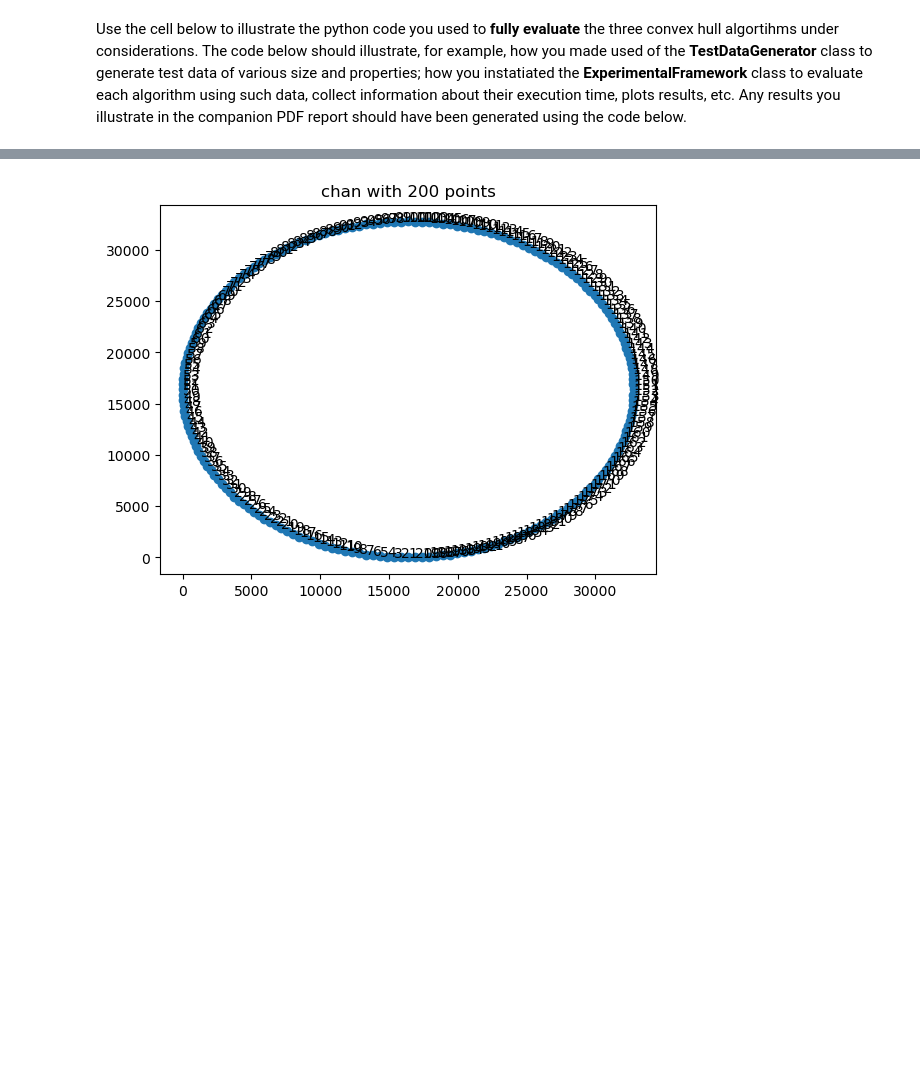
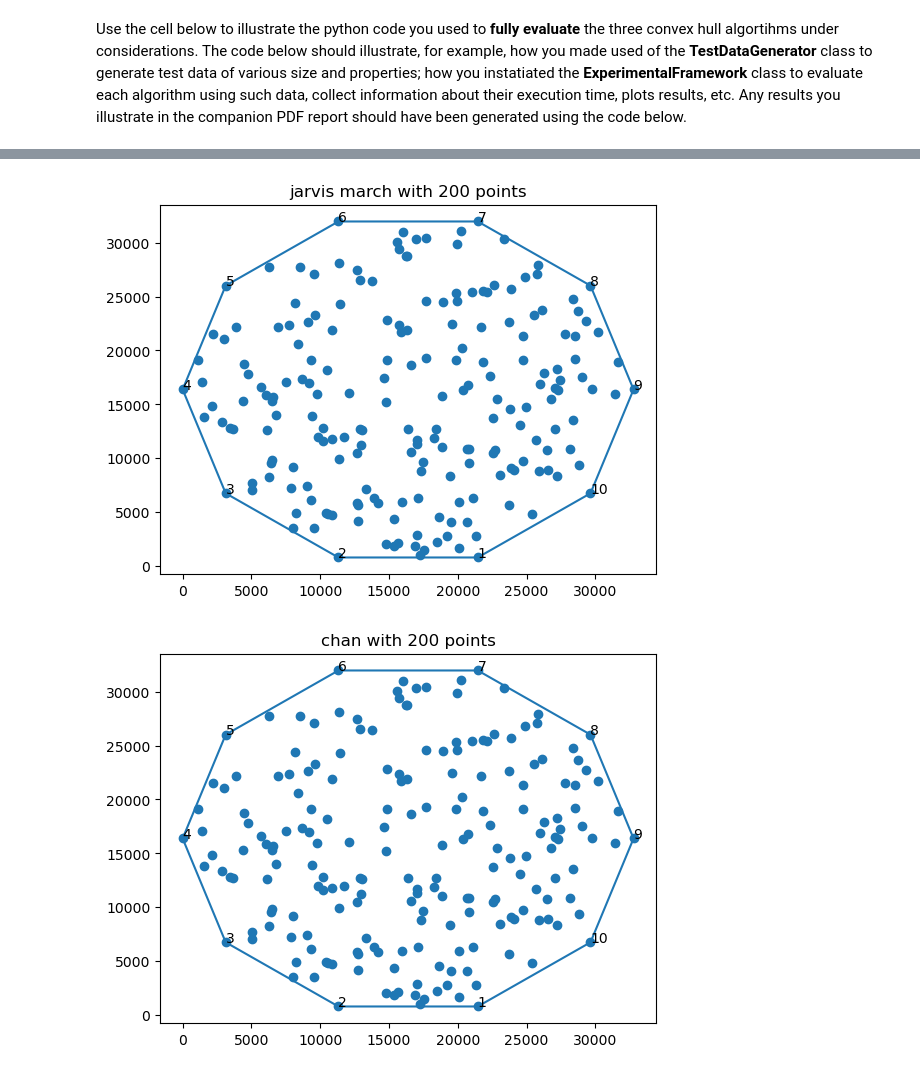
Before and after one commit to ibrahim-gabol-19/AlgrthmsRep, a Jupyter notebook: grp-4-0005code.ipynb, the cells around one changed output, grey strips where cells are left out. Cells and saved outputs as stored; diff of their text form; code cells hidden in the pictures; blank space fills up the shorter version.

```diff
--- a/grp-4-0005code.ipynb
+++ b/grp-4-0005code.ipynb
@@ -384,7 +361,7 @@ def divideSet(lst, m):
     return [lst[i:i + m] for i in range(0, len(lst), m)]
 
 
-def jarvismarch4Chan(inputSet, m, left):
+def jarvismarchForChan(inputSet, m, left):
     """
     Implements Jarvis's march for a subset of the input points.
 
@@ -435,7 +412,7 @@ def chan(inputSet):
         for p in partitions:
             hulls += grahamscan(p, "merge")
 
-        out = jarvismarch4Chan(hulls, m, left)
+        out = jarvismarchForChan(hulls, m, left)
         if out is not None:
             return out
         m = m**2
@@ -813,57 +808,44 @@ framework.comparativeAssessment()
 # %%
-def testFunc():
-    def lineGraphNoShow(data):
-        xs = [i[0] for i in data]
-        ys = [i[1] for i in data]
-        plt.plot(xs, ys)
-    avg = []
-    worst = []
-    best = []
-    for n in range(1000, 10_000+1,1000):
-        sum = 0
-        i=0
-        for h in range(3, n+1, n // 5):
-            i+=1
-            time = min(timeit.Timer(lambda : chan(genRandWithNH(n, h))).repeat(repeat=2, number=1)) # change to jarvis if u want
-            sum += time
-            if h == 3:
-                best.append((n, time))
-        worst.append((n, time))
-        avg.append((n,sum/i))
-        print("yay")
-    lineGraphNoShow(best)
-    lineGraphNoShow(avg)
-    lineGraphNoShow(worst)
-    plt.title("chan tests")
-    plt.show()
+"""
+This is an extra code block to show that the functionality of our algorihtms work
+by displaying the convex hull generated on a grpah.
+"""
+
 def graph(inSet, outSet, title=""):
     plt.title(title)
     x = []
     y = []
     for i in inSet:
         x.append(i[0])
         y.append(i[1])
     plt.scatter(x, y)
     x = []
     y = []
     for i in outSet:
         x.append(i[0])
         y.append(i[1])
     x.append(outSet[0][0])
     y.append(outSet[0][1])
     plt.plot(x, y)
     for i in range(len(outSet)):
         plt.text(x[i], y[i], f"{i+1}")
     plt.show()
 
+testData = TestDataGenerator()
+resolution = 200
+inputSet = testData.genRandWithNH(resolution, 10)
 
-resolution = 200 # u can change this number
+title = f"jarvis march with {resolution} points"
+hull = chan(inputSet)
+graph(inputSet, hull, title)
 
-inputSet = genRandWithNH(resolution, 200)
+title = f"chan with {resolution} points"
+hull = chan(inputSet)
+graph(inputSet, hull, title)
 
-title = f"chan with {resolution} points" # u can change the title
-hull = chan(inputSet) # u can change the algo
-
+title = f"graham scan with {resolution} points"
+hull = chan(inputSet)
 graph(inputSet, hull, title)
 # %% [output]
-[figure, old version]
+[figure, new version]
+[figure, added]
```
Also changed, not shown: parts of 4 cells of this notebook.
